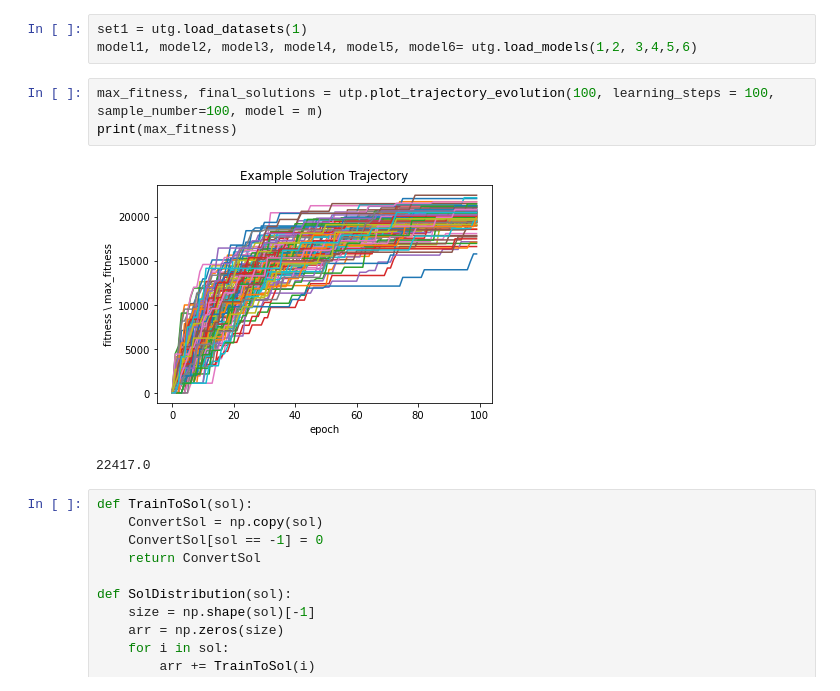
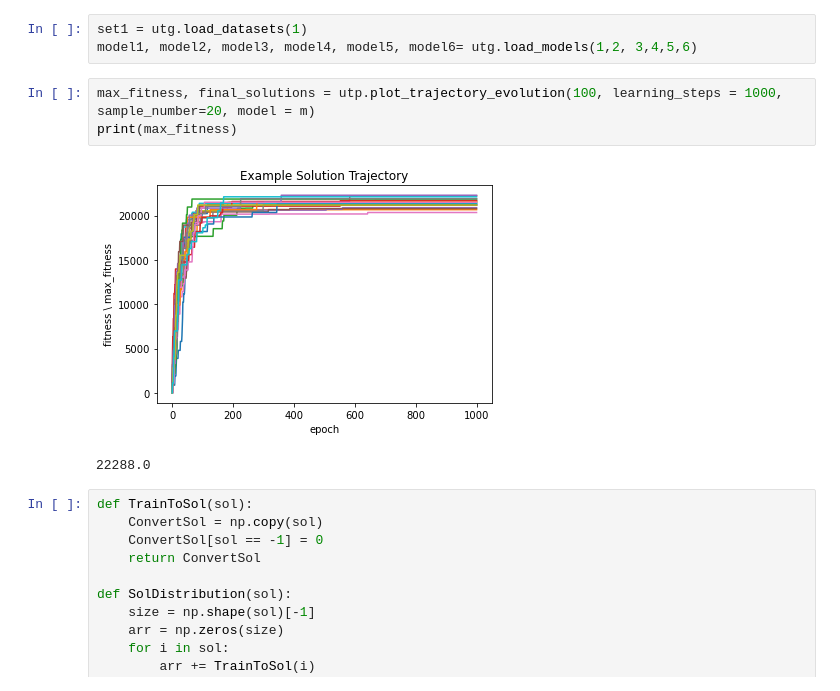
Before and after one commit to FilipKubackiSoton/DeepOptimization, a Jupyter notebook: exp.ipynb, the cells around one changed output. Drawn from its saved outputs; the diff is of its cells as text.

```diff
--- a/exp.ipynb
+++ b/exp.ipynb
@@ -34,11 +35,11 @@ tmptrain = utg.load_datasets(1)
 set1 = utg.load_datasets(1)
 model1, model2, model3, model4, model5, model6= utg.load_models(1,2, 3,4,5,6)
 # %%
-max_fitness, final_solutions = utp.plot_trajectory_evolution(100, learning_steps = 100, sample_number=100, model = m)
+max_fitness, final_solutions = utp.plot_trajectory_evolution(100, learning_steps = 1000, sample_number=20, model = m)
 print(max_fitness)
 # %% [output]
-[figure, old version]
+[figure, new version]
-22417.0
+22288.0
 # %%
 def TrainToSol(sol):
     ConvertSol = np.copy(sol)
```
Also changed, not shown: parts of 9 cells of this notebook, 20 other files.
